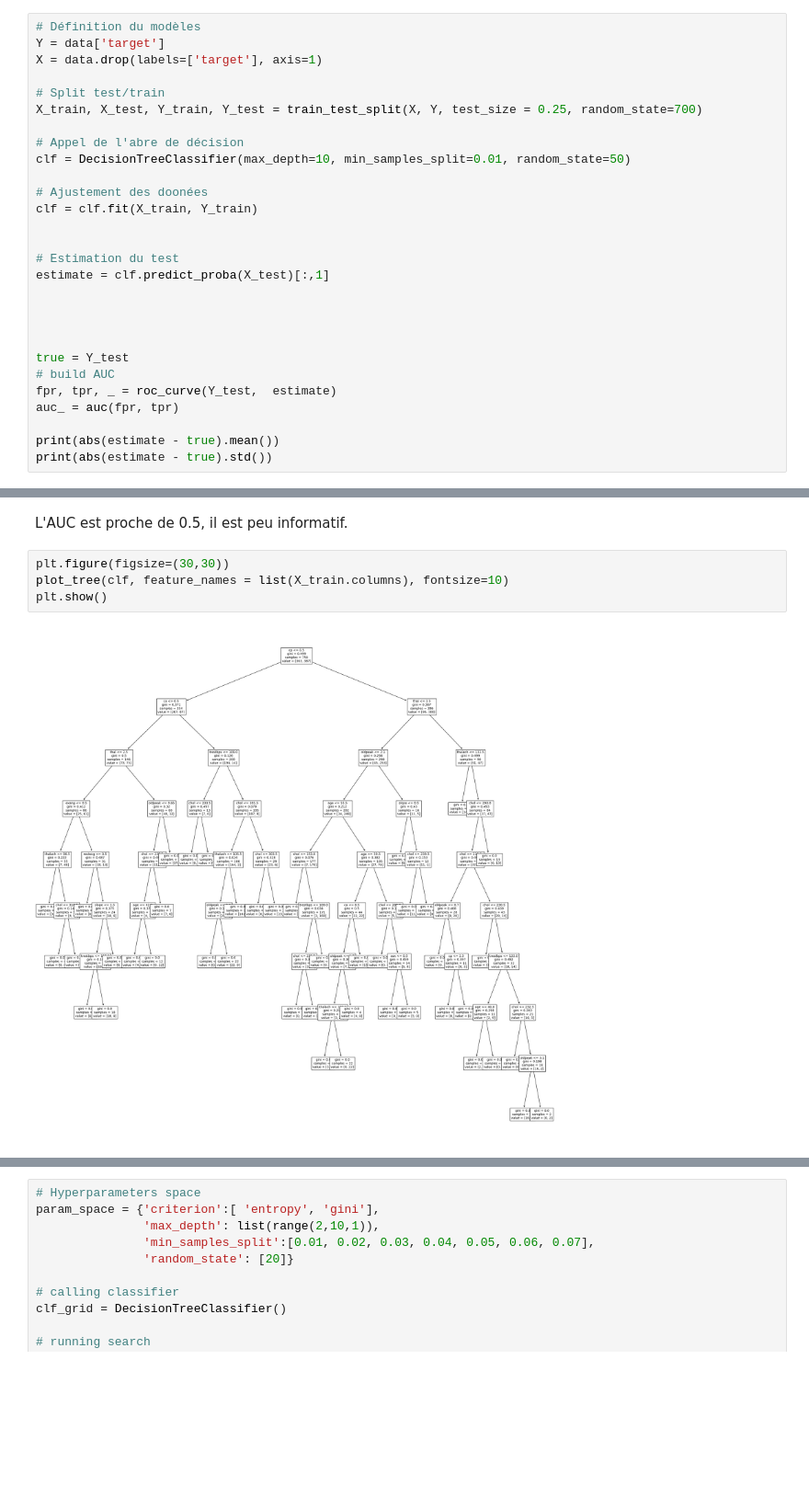
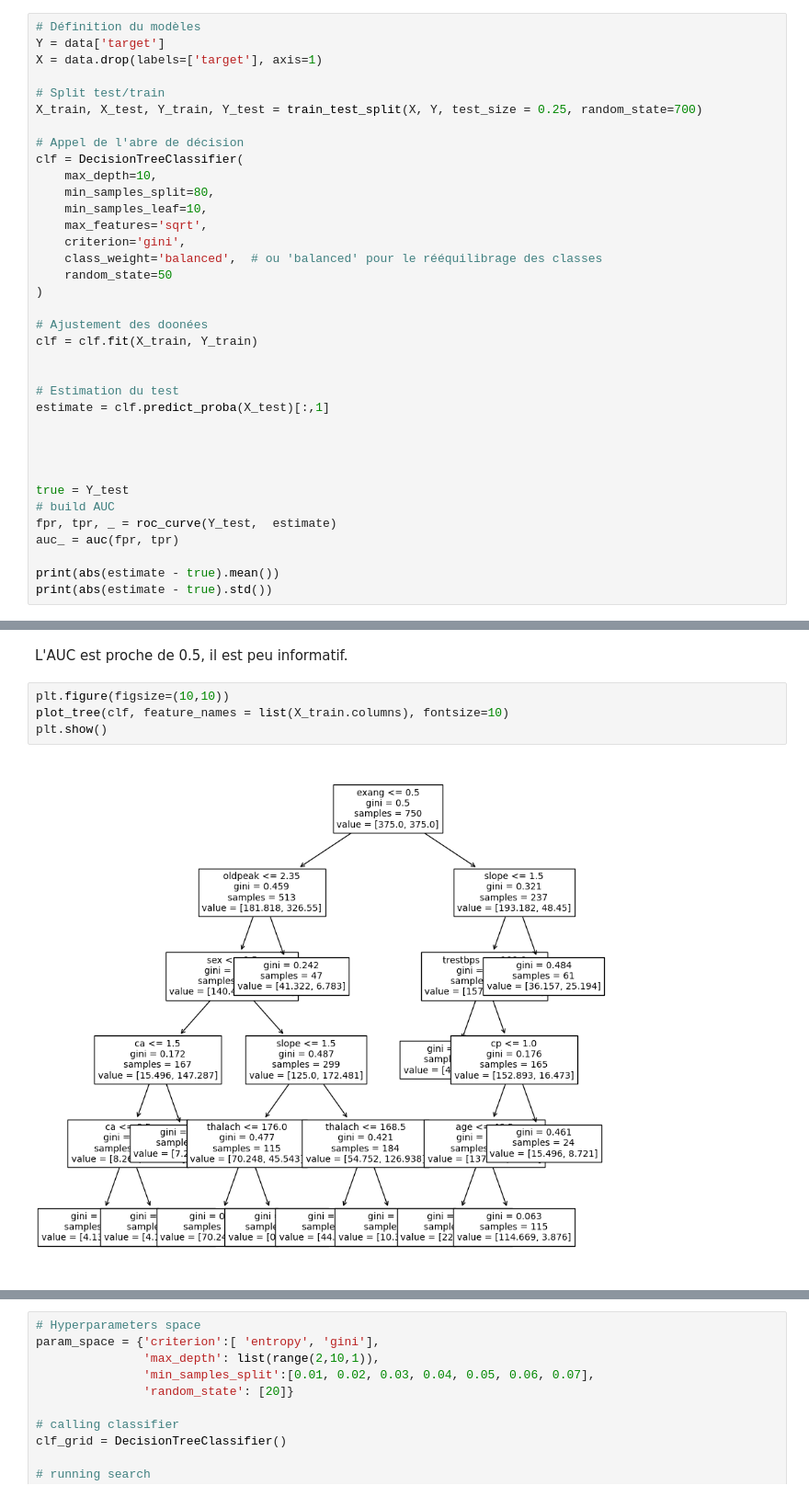
Before and after one commit to Twyxii/Heart-disaster, a Jupyter notebook: heart_disease_classification.ipynb, the cells around one changed output, grey strips where cells are left out. Shown at 92% size. Saved outputs shown, nothing was run; the diff lists cells and outputs as text; blank space fills up the shorter version.

Commit message:
update decision tree

```diff
--- a/heart_disease_classification.ipynb
+++ b/heart_disease_classification.ipynb
@@ -89,7 +89,15 @@ X = data.drop(labels=['target'], axis=1)
 X_train, X_test, Y_train, Y_test = train_test_split(X, Y, test_size = 0.25, random_state=700)
 
 # Appel de l'abre de décision
-clf = DecisionTreeClassifier(max_depth=10, min_samples_split=0.01, random_state=50)
+clf = DecisionTreeClassifier(
+    max_depth=10,
+    min_samples_split=80,
+    min_samples_leaf=10,
+    max_features='sqrt',
+    criterion='gini',
+    class_weight='balanced',  # ou 'balanced' pour le rééquilibrage des classes
+    random_state=50
+)
 
 # Ajustement des doonées
 clf = clf.fit(X_train, Y_train)
@@ -123,11 +131,11 @@ print(auc_)
 # %% [markdown]
 L'AUC est proche de 0.5, il est peu informatif.
 # %%
-plt.figure(figsize=(30,30))
+plt.figure(figsize=(10,10))
 plot_tree(clf, feature_names = list(X_train.columns), fontsize=10)
 plt.show()
 # %% [output]
-[figure, old version]
+[figure, new version]
 # %%
 plot_tree(clf)
 # %% [output]
```
Also changed, not shown: parts of 5 cells of this notebook.
